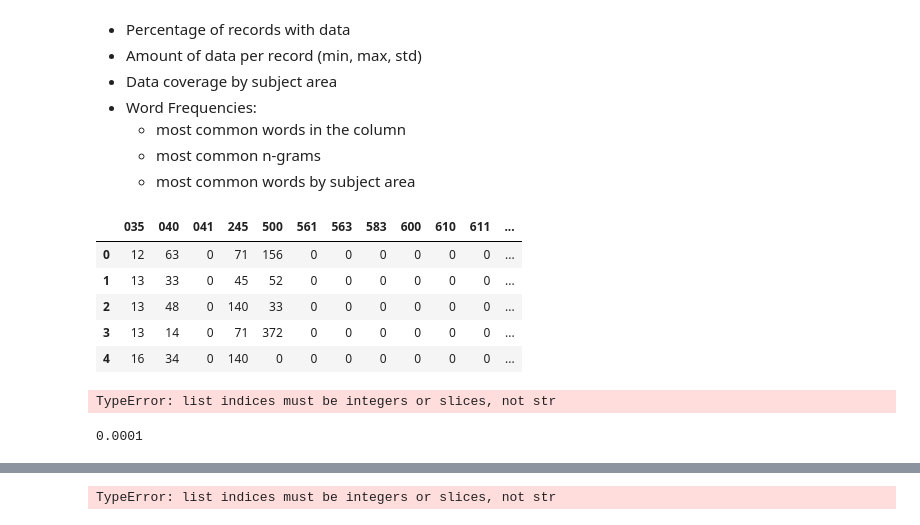
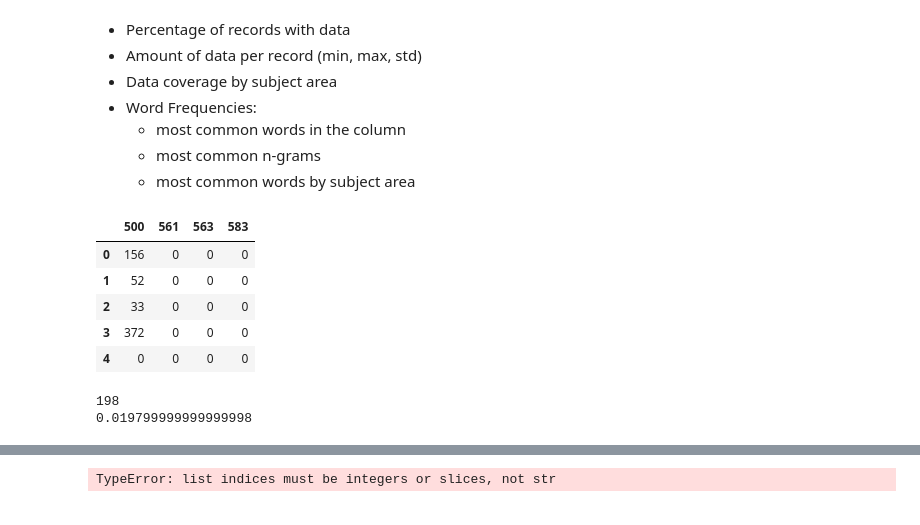
Before and after one commit to rdubnic2/OIDLPP, a Jupyter notebook: 2019 OIDLPP/KD/HTRC_MARC-processing-pandas.ipynb, the cells around one changed output, grey strips where cells are left out. Cells and saved outputs as stored; diff of their text form; code cells hidden in the pictures.

```diff
--- a/2019 OIDLPP/KD/HTRC_MARC-processing-pandas.ipynb
+++ b/2019 OIDLPP/KD/HTRC_MARC-processing-pandas.ipynb
@@ -158,11 +162,10 @@ from nltk.stem.wordnet import WordNetLemmatizer
 
 tokens_500 = []
 
-for frame in range(len(dfStop)):
-    for i in frame.index:
-        t = str(dfStop['500'][i])
-        s_t = t.split()
-        tokens_500.append(s_t)
+for df in dfStop[i].index:
+    t = str(dfStop['500'][i])
+    s_t = t.split()
+    tokens_500.append(s_t)
 
 word_list_500 = []
 
@@ -284,37 +287,46 @@ AttributeError: 'int' object has no attribute 'index'
 # %%
 # Count Characters & Create Columns
 # Counts must be applied before stopwords, must not include subfield punctuation/noise
 
 def char_counts(self):
     return self.map(str).apply(len)
 
 
+
+dfCounts = dfClean
+
 i = -1
-dfCounts = dfClean
 
 for frame in dfCounts:
     i += 1
-    dfCounts[i] = dfCounts[i].select_dtypes(include=object).apply(char_counts)
+    dfCounts[i] = dfCounts[i].filter(['500', '561', '563', '583'], axis=1).select_dtypes(include=object).apply(char_counts)
 
 dfCounts[0].head()
 # %% [output]
-|  | 035 | 040 | 041 | 245 | 500 | 561 | 563 | 583 | 600 | 610 | 611 | ... |
-| 0 | 12 | 63 | 0 | 71 | 156 | 0 | 0 | 0 | 0 | 0 | 0 | ... |
-| 1 | 13 | 33 | 0 | 45 | 52 | 0 | 0 | 0 | 0 | 0 | 0 | ... |
-| 2 | 13 | 48 | 0 | 140 | 33 | 0 | 0 | 0 | 0 | 0 | 0 | ... |
-| 3 | 13 | 14 | 0 | 71 | 372 | 0 | 0 | 0 | 0 | 0 | 0 | ... |
-| 4 | 16 | 34 | 0 | 140 | 0 | 0 | 0 | 0 | 0 | 0 | 0 | ... |
+|  | 500 | 561 | 563 | 583 |
+| 0 | 156 | 0 | 0 | 0 |
+| 1 | 52 | 0 | 0 | 0 |
+| 2 | 33 | 0 | 0 | 0 |
+| 3 | 372 | 0 | 0 | 0 |
+| 4 | 0 | 0 | 0 | 0 |
 # %%
 # Number of Records with Data in the 583 Column
-s = pd.Series(dfCounts['583'])
-dfCounts['583'].where(s != 0).count()
+# Percentage of Records with Data in the 583 Column
+
+i = -1
+Data_583_Count = 0
+Data_583_Perc = 0
+
+for frame in dfCounts:
+    s = pd.Series(dfCounts[i]['583'])
+    Data_583_Count = Data_583_Count + dfCounts[i]['583'].where(s != 0).count()
+    Data_583_Perc = Data_583_Perc + dfCounts[i]['583'].where(s != 0).count()/dfCounts[i]['583'].count()
+
+print(Data_583_Count)
+print(Data_583_Perc)
 # %% [output]
-TypeError: list indices must be integers or slices, not str
+198
+0.019799999999999998
-# %%
-# Percentage of Records with Data in the 583 Column
-dfCounts['583'].where(s != 0).count()/dfCounts['583'].count()
-# %% [output]
-0.0001
 # %%
 # STATS: Create a dataframe showing record count, min, max, mean, and std
 # Generate one row per file
```
Also changed, not shown: parts of 6 cells of this notebook.
